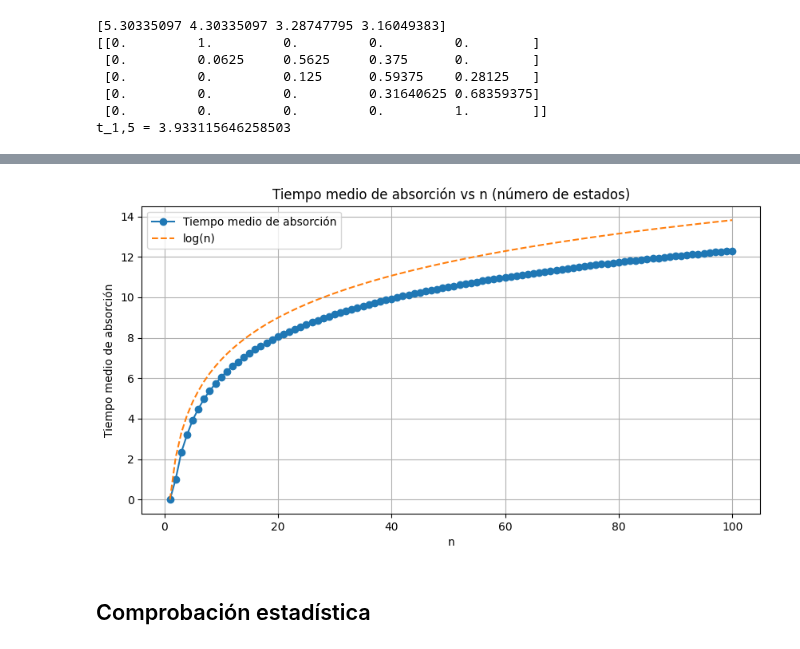
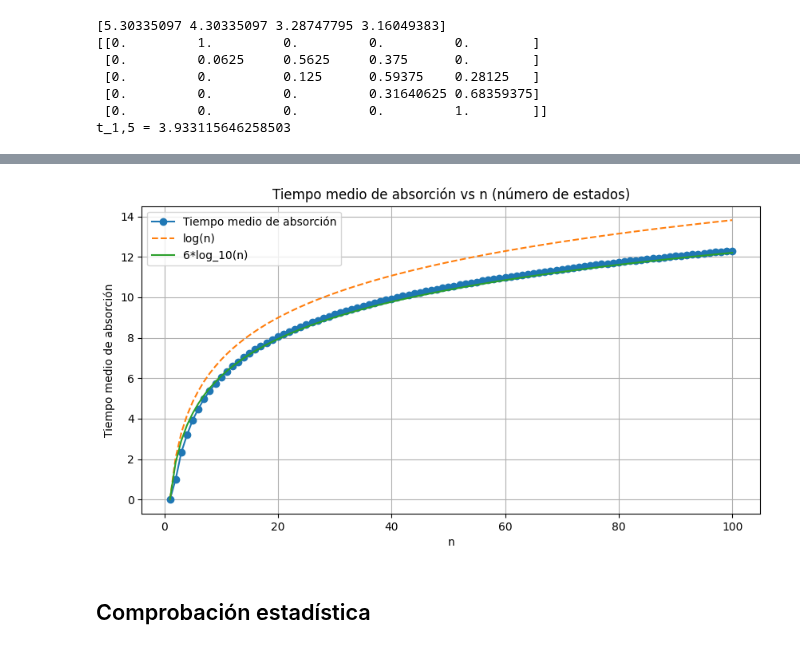
Before and after one commit to Unbo10/Markov, a Jupyter notebook: Homework_01.ipynb, the cells around one changed output, grey strips where cells are left out. Drawn from its saved outputs; the diff is of its cells as text; code cells hidden in the pictures.

```diff
--- a/Homework_01.ipynb
+++ b/Homework_01.ipynb
@@ -263,7 +263,7 @@ def get_atimes(max_n: int, silent: bool = 1) -> np.array:
         atime_arr[n] = ts[0]
     return atime_arr
 
-def plot_atimes(max_n: int, func_params: list[float] = None) -> None:
+def plot_atimes(max_n: int, func_params: list[float] = None, plot_guess: bool = False) -> None:
     atime_arr: np.array = get_atimes(max_n)
 
     import matplotlib.pyplot as plt
@@ -292,6 +292,10 @@ def plot_atimes(max_n: int, func_params: list[float] = None) -> None:
         a, b, c = func_params
         plt.plot(x, c * (np.log(a*x)/np.log(b)), label=f'{round(c,2)} * log_{round(b,2)}({round(a,2)} * n)')
 
+    if plot_guess:
+        #*Plot 6*log_10(n)
+        plt.plot(x, 6.1 * np.log(0.999999999999*x)/np.log(9.99999999999999), label=f'6*log_10(n)')
+
     plt.xlabel('n')
     plt.ylabel('Tiempo medio de absorción')
     plt.title('Tiempo medio de absorción vs n (número de estados)')
@@ -299,9 +303,9 @@ def plot_atimes(max_n: int, func_params: list[float] = None) -> None:
     plt.legend()
     plt.show()
 # %%
-plot_atimes(100)
+plot_atimes(100, plot_guess=True)
 # %% [output]
-[figure, old version]
+[figure, new version]
 # %% [markdown]
 ## Comprobación estadística
 # %% [markdown]
```
Also changed, not shown: parts of 3 cells of this notebook, 1 other file.
